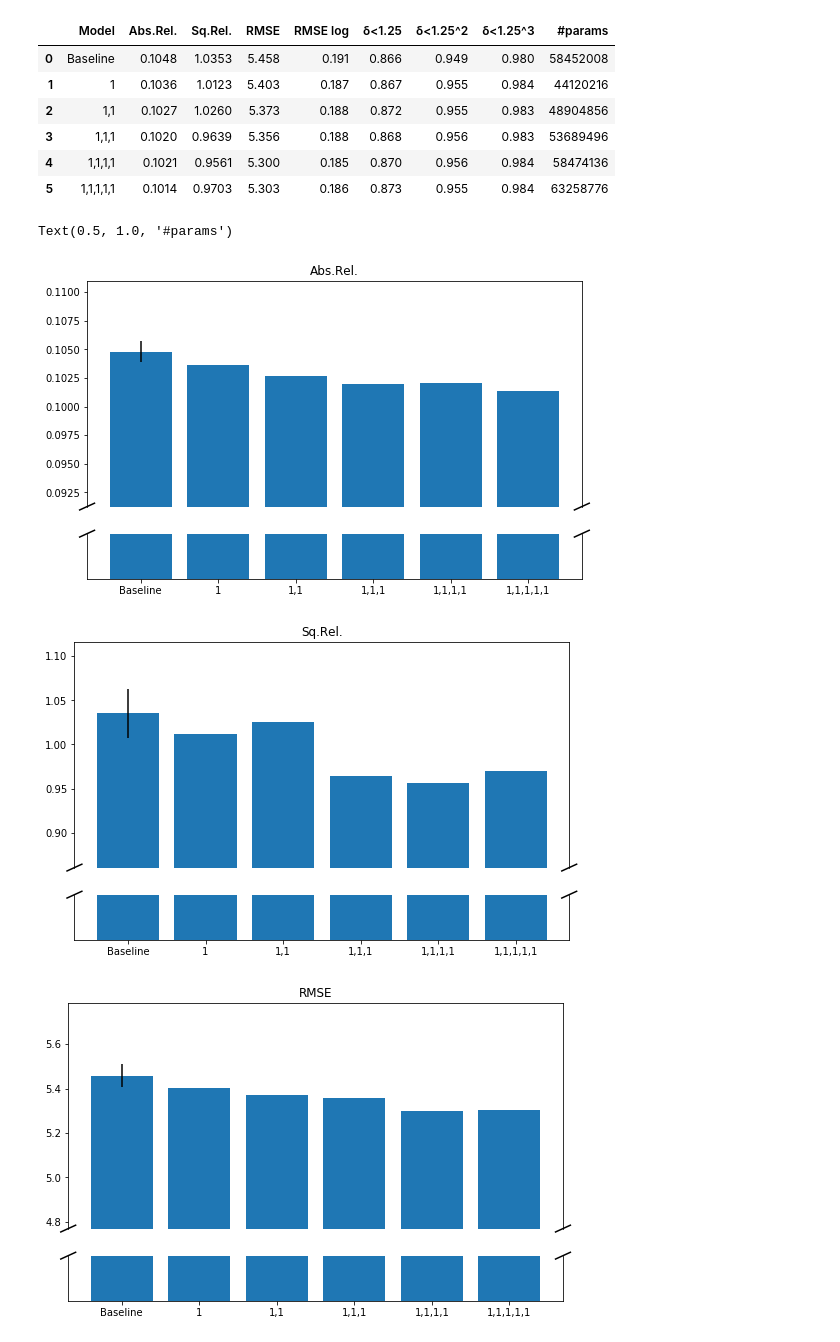
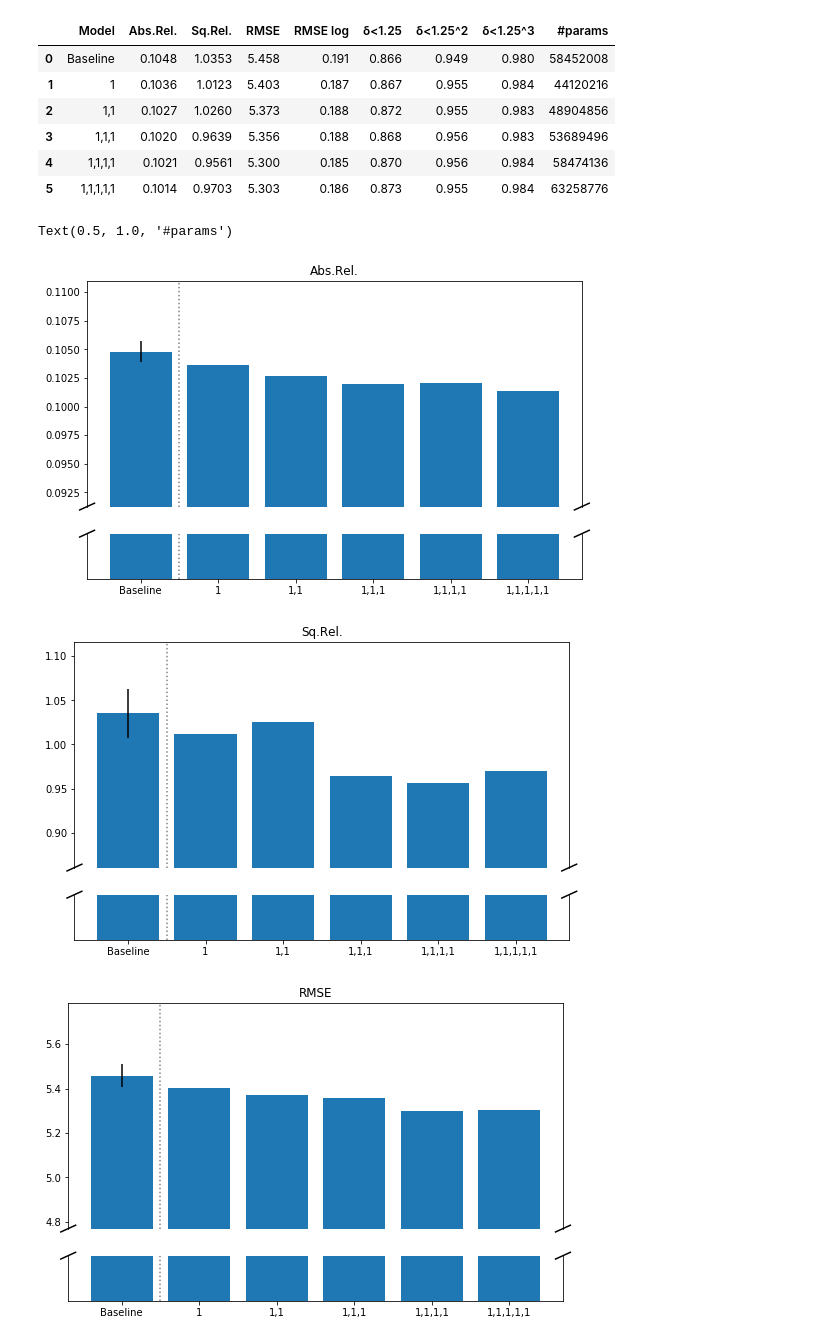
Before and after one commit to braun-steven/atrous-monodepth, a Jupyter notebook: notebooks/Results.ipynb, the cells around one changed output. Saved outputs shown, nothing was run; the diff lists cells and outputs as text; code cells hidden in the pictures.

```diff
--- a/notebooks/Results.ipynb
+++ b/notebooks/Results.ipynb
@@ -53,7 +54,9 @@ def broken_barplot(x, y, yerr, ratio=5, title="", figsize=None):
 
     # plot the same data on both axes
     bar = ax.bar(x, y, yerr=yerr)
+    ax.axvline(x=0.5, color='gray', linestyle=':')
     ax2.bar(x, y, yerr=yerr)
+    ax2.axvline(x=0.5, color='gray', linestyle=':')
 
     ylim = ax.get_ylim()
     ylim = 0.9 * min([patch.get_height() for patch in bar.patches]), ylim[1]
@@ -101,17 +106,17 @@ for error in ["Abs.Rel.", "Sq.Rel.", "RMSE", "RMSE log", "δ<1.25", "δ<1.25^2",
 # %% [markdown]
 # Experiment 2: ASPP modules
 # %%
-columns = ["Model", "Abs.Rel.", "Sq.Rel.", "RMSE", "RMSE log", "δ<1.25", "δ<1.25^2", "δ<1.25^3", "#params"]
+columns2 = ["Model", "Abs.Rel.", "Sq.Rel.", "RMSE", "RMSE log", "δ<1.25", "δ<1.25^2", "δ<1.25^3", "#params"]
 
-data = [["Baseline", 0.1048, 1.0353, 5.458, 0.191, 0.866, 0.949, 0.98, 58452008],
+data2 = [["Baseline", 0.1048, 1.0353, 5.458, 0.191, 0.866, 0.949, 0.98, 58452008],
         ["1", 0.1036, 1.0123, 5.403, 0.187, 0.867, 0.955, 0.984, 44120216],
         ["1,1", 0.1027, 1.026, 5.373, 0.188, 0.872, 0.955, 0.983, 48904856],
         ["1,1,1", 0.1020, 0.9639, 5.356, 0.188, 0.868, 0.956, 0.983, 53689496],
         ["1,1,1,1", 0.1021, 0.9561, 5.300, 0.185, 0.870, 0.956, 0.984, 58474136],
         ["1,1,1,1,1", 0.1014, 0.9703, 5.303, 0.186, 0.873, 0.955, 0.984, 63258776]]
 
-df = pd.DataFrame(columns=columns, data=data)
-df
+df2 = pd.DataFrame(columns=columns2, data=data2)
+df2
 # %% [output]
 |  | Model | Abs.Rel. | Sq.Rel. | RMSE | RMSE log | δ<1.25 | δ<1.25^2 | δ<1.25^3 | #params |
 | 0 | Baseline | 0.1048 | 1.0353 | 5.458 | 0.191 | 0.866 | 0.949 | 0.980 | 58452008 |
@@ -122,13 +127,13 @@ df
 | 5 | 1,1,1,1,1 | 0.1014 | 0.9703 | 5.303 | 0.186 | 0.873 | 0.955 | 0.984 | 63258776 |
 # %%
 for error in ["Abs.Rel.", "Sq.Rel.", "RMSE", "RMSE log", "δ<1.25", "δ<1.25^2", "δ<1.25^3"]:
-    broken_barplot(df["Model"], df[error], yerr=[baseline_stds[error], 0, 0, 0, 0, 0], title=error, figsize=get_figsize(2.0))
+    broken_barplot(df2["Model"], df2[error], yerr=[baseline_stds[error], 0, 0, 0, 0, 0], title=error, figsize=get_figsize(2.0))
 
 plt.figure(figsize=get_figsize(2.0))
-plt.bar(df["Model"], df["#params"])
+plt.bar(df2["Model"], df2["#params"])
 plt.title('#params')
 # %% [output]
 Text(0.5, 1.0, '#params')
-[figure, old version]
+[figure, new version]
-[figure, old version]
+[figure, new version]
-[figure, old version]
+[figure, new version]
```
Also changed, not shown: parts of 3 cells of this notebook, 1 other file.
